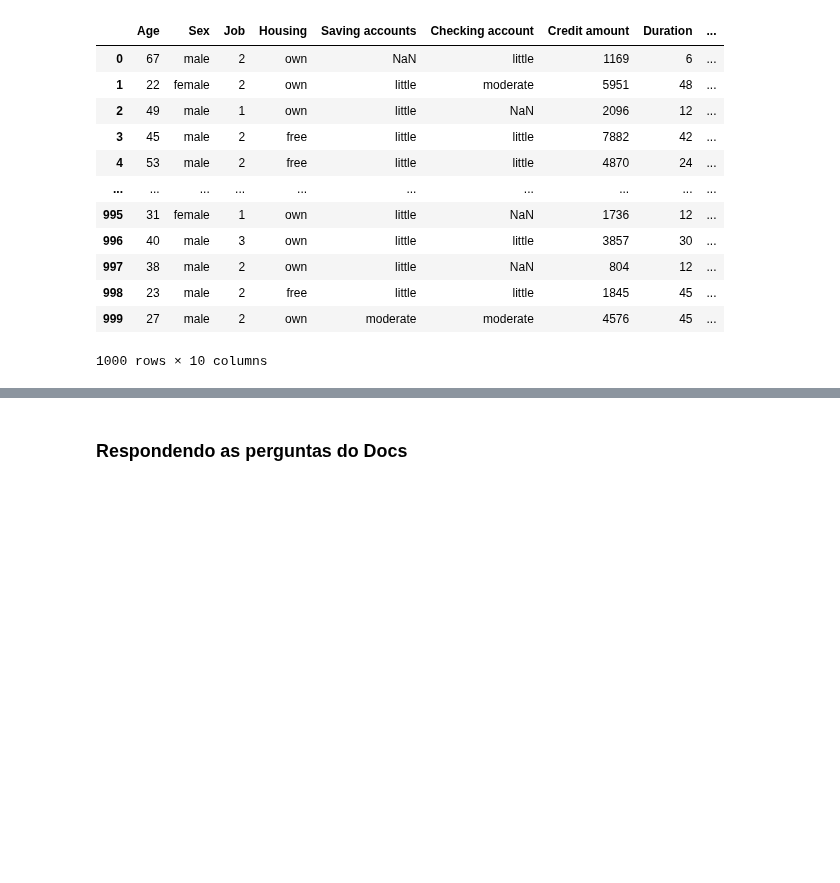
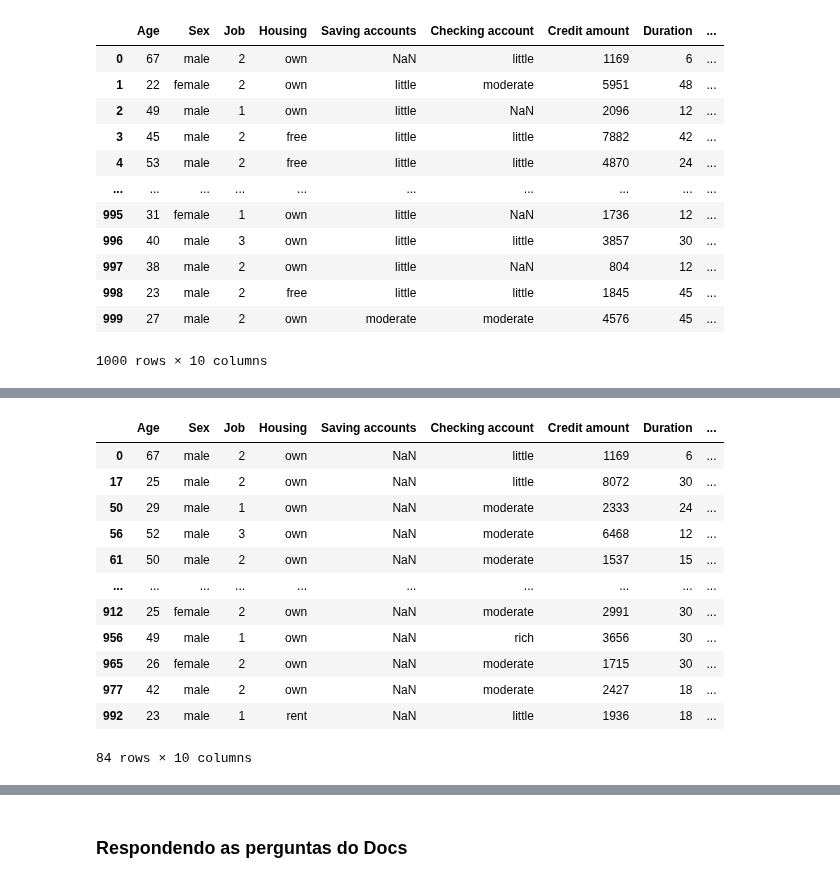
Before and after one commit to NiloZeribinate/trabalho-datascience, a Jupyter notebook: modelo-01.ipynb, the cells around one changed output, grey strips where cells are left out. Drawn from its saved outputs; the diff is of its cells as text; code cells hidden in the pictures; blank space fills up the shorter version.

```diff
--- a/modelo-01.ipynb
+++ b/modelo-01.ipynb
@@ -26,0 +82,16 @@ df
+# %%
+df[(df['Saving accounts'].isna() & df['Checking account'].notna())]
+# %% [output]
+|  | Age | Sex | Job | Housing | Saving accounts | Checking account | Credit amount | Duration | ... |
+| 0 | 67 | male | 2 | own | NaN | little | 1169 | 6 | ... |
+| 17 | 25 | male | 2 | own | NaN | little | 8072 | 30 | ... |
+| 50 | 29 | male | 1 | own | NaN | moderate | 2333 | 24 | ... |
+| 56 | 52 | male | 3 | own | NaN | moderate | 6468 | 12 | ... |
+| 61 | 50 | male | 2 | own | NaN | moderate | 1537 | 15 | ... |
+| ... | ... | ... | ... | ... | ... | ... | ... | ... | ... |
+| 912 | 25 | female | 2 | own | NaN | moderate | 2991 | 30 | ... |
+| 956 | 49 | male | 1 | own | NaN | rich | 3656 | 30 | ... |
+| 965 | 26 | female | 2 | own | NaN | moderate | 1715 | 30 | ... |
+| 977 | 42 | male | 2 | own | NaN | moderate | 2427 | 18 | ... |
+| 992 | 23 | male | 1 | rent | NaN | little | 1936 | 18 | ... |
+84 rows × 10 columns
```
Also changed, not shown: parts of 8 cells of this notebook, 2 other files.
